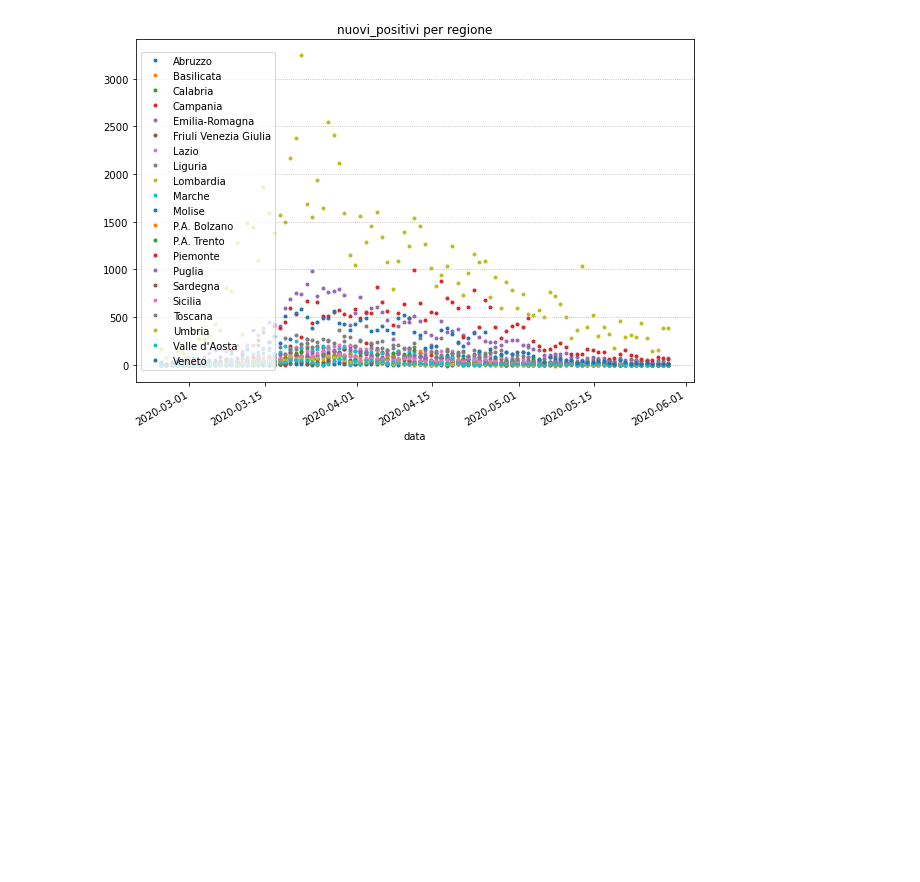
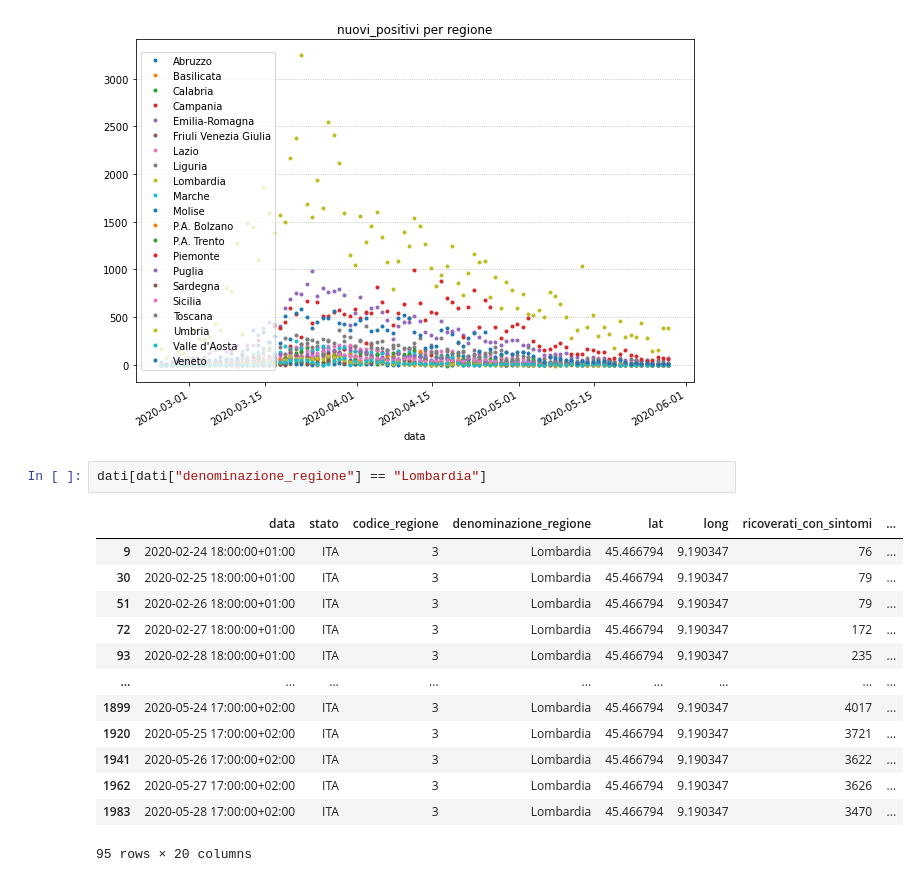
Before and after one commit to AvverbioPronome/covid, a Jupyter notebook: Covid1.ipynb, the cells around one changed output. Cells and saved outputs as stored; diff of their text form; blank space fills up the shorter version.

```diff
--- a/Covid1.ipynb
+++ b/Covid1.ipynb
@@ -111,3 +115,19 @@ ax.legend(loc=6)
 fig.show()
 # %% [output]
 [figure]
+# %%
+dati[dati["denominazione_regione"] == "Lombardia"]
+# %% [output]
+|  | data | stato | codice_regione | denominazione_regione | lat | long | ricoverati_con_sintomi | ... |
+| 9 | 2020-02-24 18:00:00+01:00 | ITA | 3 | Lombardia | 45.466794 | 9.190347 | 76 | ... |
+| 30 | 2020-02-25 18:00:00+01:00 | ITA | 3 | Lombardia | 45.466794 | 9.190347 | 79 | ... |
+| 51 | 2020-02-26 18:00:00+01:00 | ITA | 3 | Lombardia | 45.466794 | 9.190347 | 79 | ... |
+| 72 | 2020-02-27 18:00:00+01:00 | ITA | 3 | Lombardia | 45.466794 | 9.190347 | 172 | ... |
+| 93 | 2020-02-28 18:00:00+01:00 | ITA | 3 | Lombardia | 45.466794 | 9.190347 | 235 | ... |
+| ... | ... | ... | ... | ... | ... | ... | ... | ... |
+| 1899 | 2020-05-24 17:00:00+02:00 | ITA | 3 | Lombardia | 45.466794 | 9.190347 | 4017 | ... |
+| 1920 | 2020-05-25 17:00:00+02:00 | ITA | 3 | Lombardia | 45.466794 | 9.190347 | 3721 | ... |
+| 1941 | 2020-05-26 17:00:00+02:00 | ITA | 3 | Lombardia | 45.466794 | 9.190347 | 3622 | ... |
+| 1962 | 2020-05-27 17:00:00+02:00 | ITA | 3 | Lombardia | 45.466794 | 9.190347 | 3626 | ... |
+| 1983 | 2020-05-28 17:00:00+02:00 | ITA | 3 | Lombardia | 45.466794 | 9.190347 | 3470 | ... |
+95 rows × 20 columns
```
Also changed, not shown: parts of 2 cells of this notebook.
